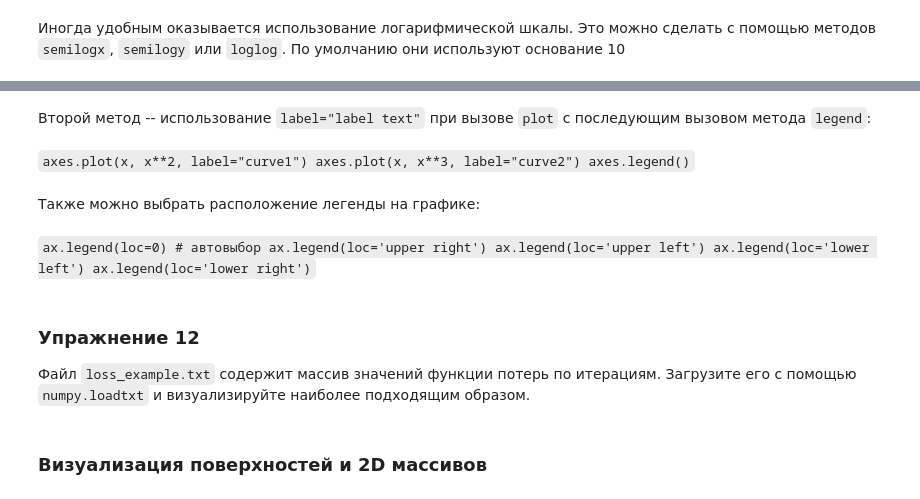
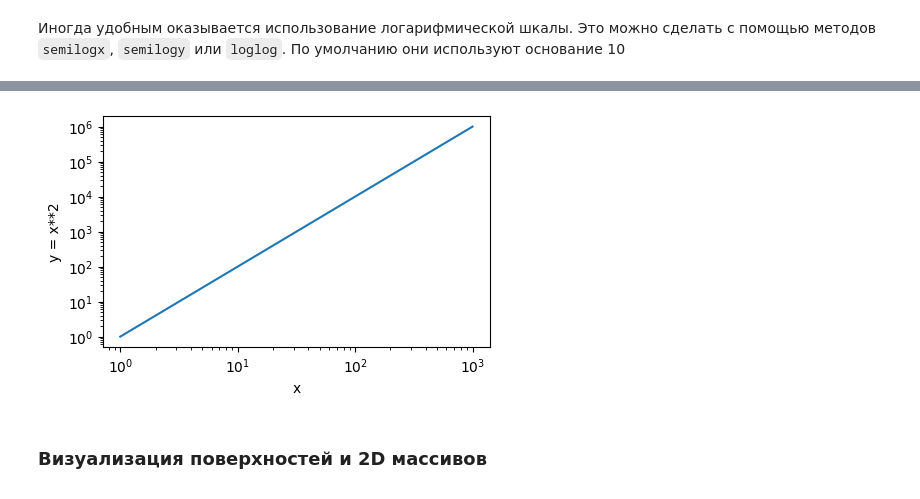
Before and after one commit to anton-pershin/spbu-fundamentals-of-algorithms, a Jupyter notebook: practicum_1/intro_to_numpy_and_matplotlib.ipynb, the cells around one changed output, grey strips where cells are left out. Drawn from its saved outputs; the diff is of its cells as text; code cells hidden in the pictures.

```diff
--- a/practicum_1/intro_to_numpy_and_matplotlib.ipynb
+++ b/practicum_1/intro_to_numpy_and_matplotlib.ipynb
@@ -360,21 +1211,18 @@ axes.set_ylabel("y")`
-# %% [markdown]
-Второй метод -- использование `label="label text"` при вызове `plot` с последующим вызовом метода `legend`:
-# %% [markdown]
-`axes.plot(x, x**2, label="curve1")
-axes.plot(x, x**3, label="curve2")
-axes.legend()`
-# %% [markdown]
-Также можно выбрать расположение легенды на графике:
-# %% [markdown]
-`ax.legend(loc=0) # автовыбор
-ax.legend(loc='upper right')
-ax.legend(loc='upper left')
-ax.legend(loc='lower left')
-ax.legend(loc='lower right')`
-# %% [markdown]
-### Упражнение 12
-
-Файл `loss_example.txt` содержит массив значений функции потерь по итерациям. Загрузите его с помощью `numpy.loadtxt` и визуализируйте наиболее подходящим образом.
+# %%
+x = np.logspace(0, 3, 100)
+y = x**2
+
+plt.figure(figsize = (5, 3))
+
+# обе оси в логарифмической шкале
+plt.loglog(x, y)
+
+plt.xlabel("x")
+plt.ylabel("y = x**2")
+
+plt.show()
+# %% [output]
+[figure, added]
 # %% [markdown]
 ### Визуализация поверхностей и 2D массивов
 # %% [markdown]
```
Also changed, not shown: parts of 139 cells of this notebook.
